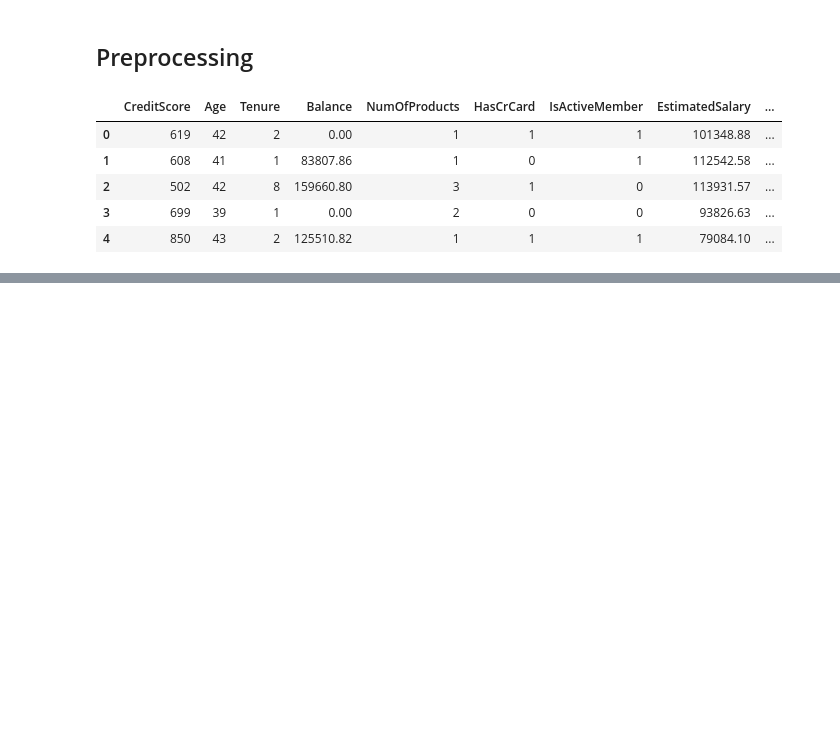
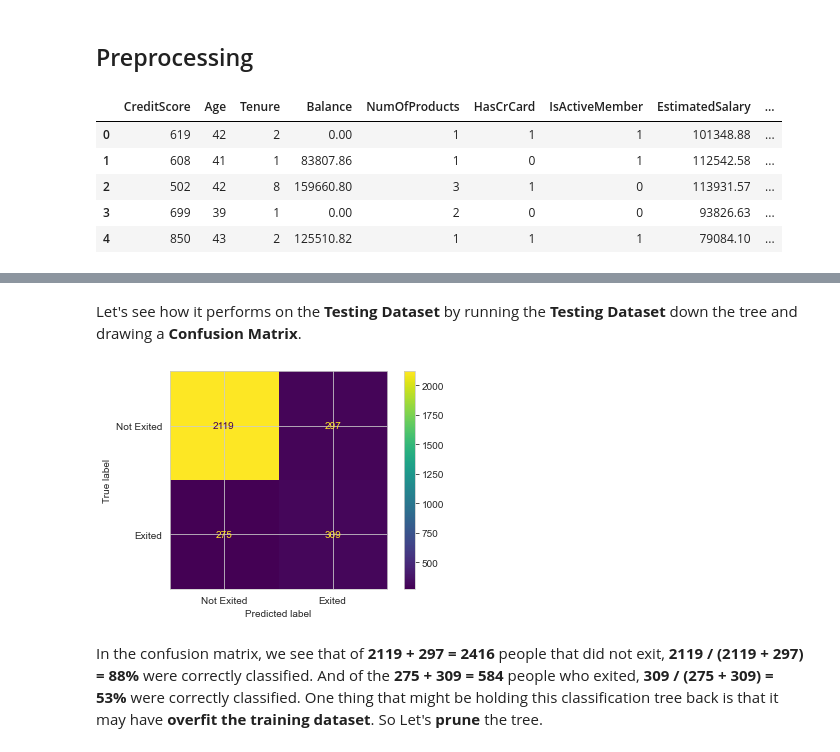
Before and after one commit to mereluo/classfication_bank_user_churn, a Jupyter notebook: 1_EDA.ipynb, the cells around one changed output, grey strips where cells are left out. Drawn from its saved outputs; the diff is of its cells as text; code cells hidden in the pictures; blank space fills up the shorter version.

```diff
--- a/1_EDA.ipynb
+++ b/1_EDA.ipynb
@@ -82,0 +150,13 @@ bank.head()
+# %% [markdown]
+Let's see how it performs on the **Testing Dataset** by running the **Testing Dataset** down the tree and drawing a **Confusion Matrix**.
+# %%
+predictions = clf_dt.predict(X_test)
+cm = confusion_matrix(y_test, predictions, labels=clf_dt.classes_)
+disp = ConfusionMatrixDisplay(confusion_matrix=cm,
+                              display_labels = ['Not Exited','Exited'])
+disp.plot()
+plt.show()
+# %% [output]
+[figure, added]
+# %% [markdown]
+In the confusion matrix, we see that of **2119 + 297 = 2416** people that did not exit, **2119 / (2119 + 297) = 88%** were correctly classified. And of the **275 + 309 = 584** people who exited, **309 / (275 + 309) = 53%** were correctly classified. One thing that might be holding this classification tree back is that it may have **overfit the training dataset**. So Let's **prune** the tree.
```
Also changed, not shown: parts of 18 cells of this notebook.
